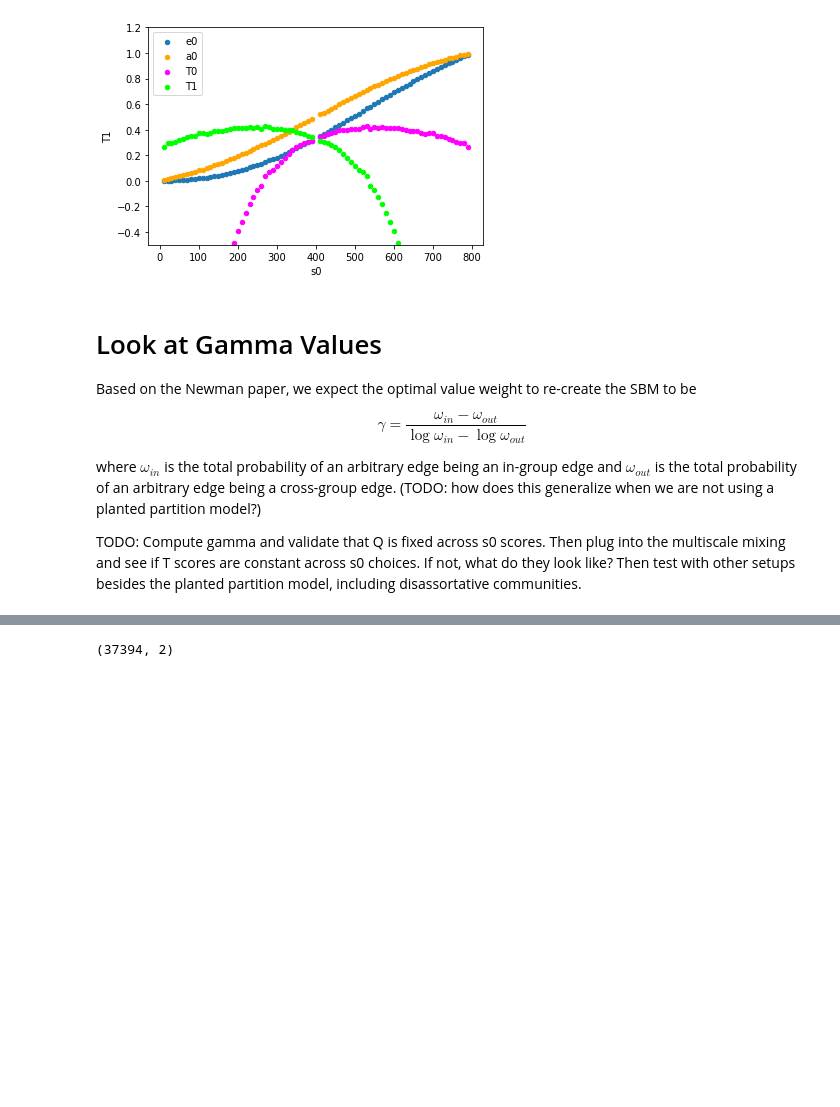
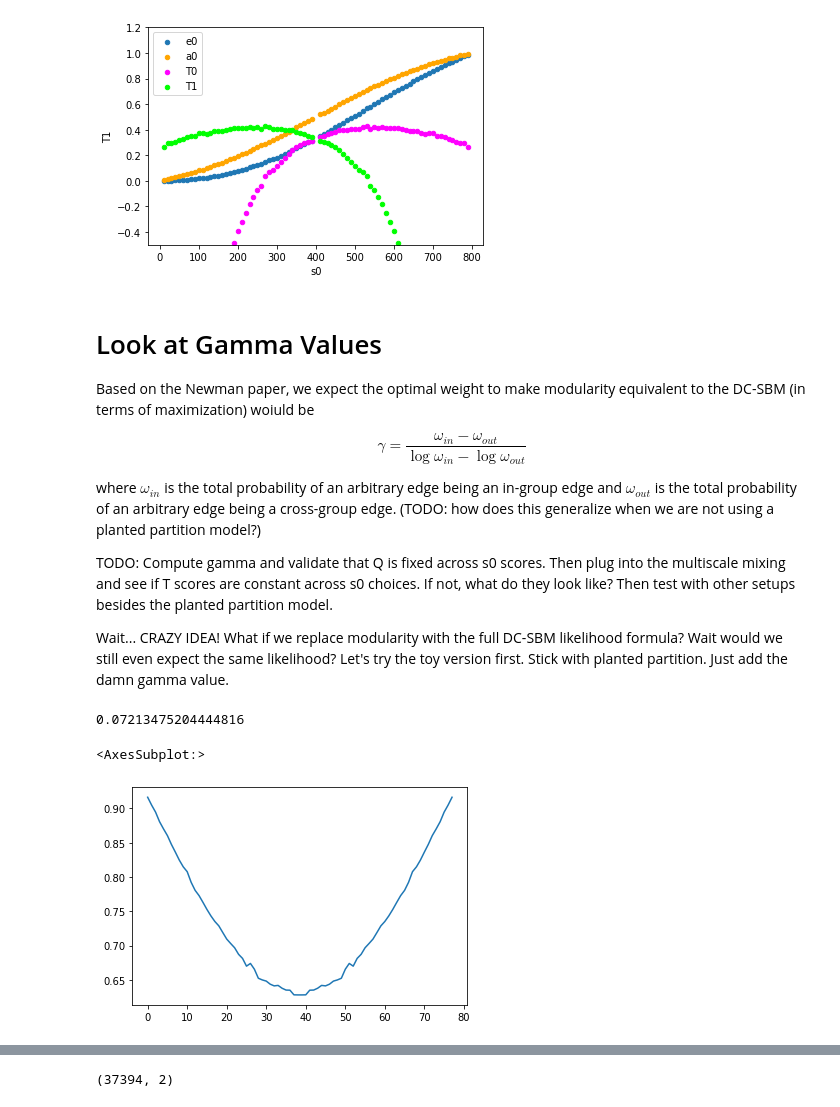
Before and after one commit to piratepeel/MultiscaleMixing, a Jupyter notebook: notebooks/Mixing vs. Community Size.ipynb, the cells around one changed output, grey strips where cells are left out. Cells and saved outputs as stored; diff of their text form; code cells hidden in the pictures; blank space fills up the shorter version.

```diff
--- a/notebooks/Mixing vs. Community Size.ipynb
+++ b/notebooks/Mixing vs. Community Size.ipynb
@@ -165,10 +165,27 @@ ax.legend(["e0", "a0", "T0", "T1"])
 [figure]
 # %% [markdown]
 # Look at Gamma Values
-Based on the Newman paper, we expect the optimal value weight to re-create the SBM to be
+Based on the Newman paper, we expect the optimal weight to make modularity equivalent to the DC-SBM (in terms of maximization) woiuld be
 
 $$\gamma = \frac{\omega_{in} - \omega_{out}}{\log \omega_{in} - \log \omega_{out}}$$
 
 where $\omega_{in}$ is the total probability of an arbitrary edge being an in-group edge and $\omega_{out}$ is the total probability of an arbitrary edge being a cross-group edge.  (TODO: how does this generalize when we are not using a planted partition model?)
 
-TODO:  Compute gamma and validate that Q is fixed across s0 scores.  Then plug into the multiscale mixing and see if T scores are constant across s0 choices.  If not, what do they look like?  Then test with other setups besides the planted partition model, including disassortative communities.
+TODO:  Compute gamma and validate that Q is fixed across s0 scores.  Then plug into the multiscale mixing and see if T scores are constant across s0 choices.  If not, what do they look like?  Then test with other setups besides the planted partition model.
+
+Wait... CRAZY IDEA!  What if we replace modularity with the full DC-SBM likelihood formula?  Wait would we still even expect the same likelihood?  Let's try the toy version first.  Stick with planted partition.  Just add the damn gamma value.
+# %%
+omega_in = p[0][0]
+omega_out = p[0][1]
+
+gamma = (omega_in - omega_out) / (np.log(omega_in) - np.log(omega_out))
+gamma
+# %% [output]
+0.07213475204444816
+# %%
+Q_weighted = dff.e0 - gamma * dff.a0**2 + dff.e1 - gamma * dff.a1**2
+# %%
+Q_weighted.plot()
+# %% [output]
+<AxesSubplot:>
+[figure, added]
```
Also changed, not shown: parts of 6 cells of this notebook, 2 other files.
